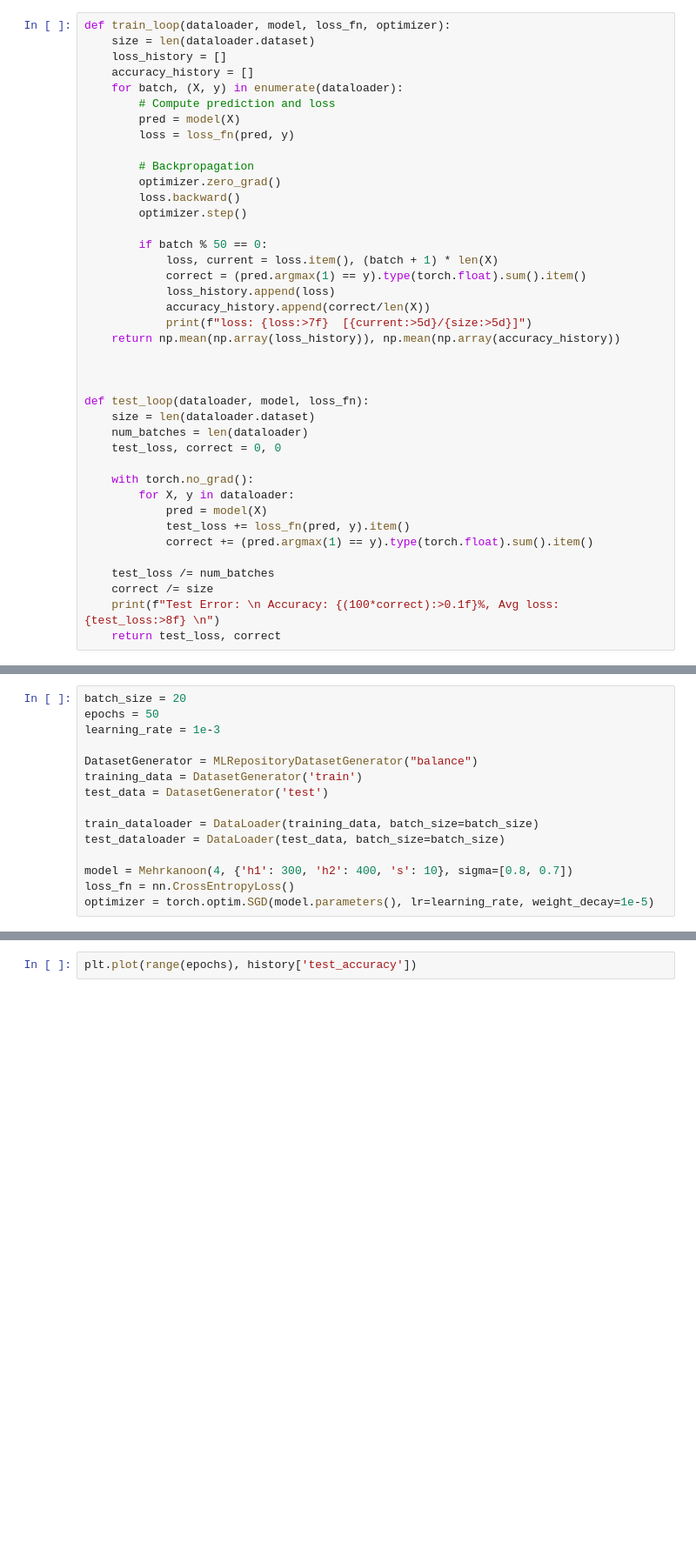
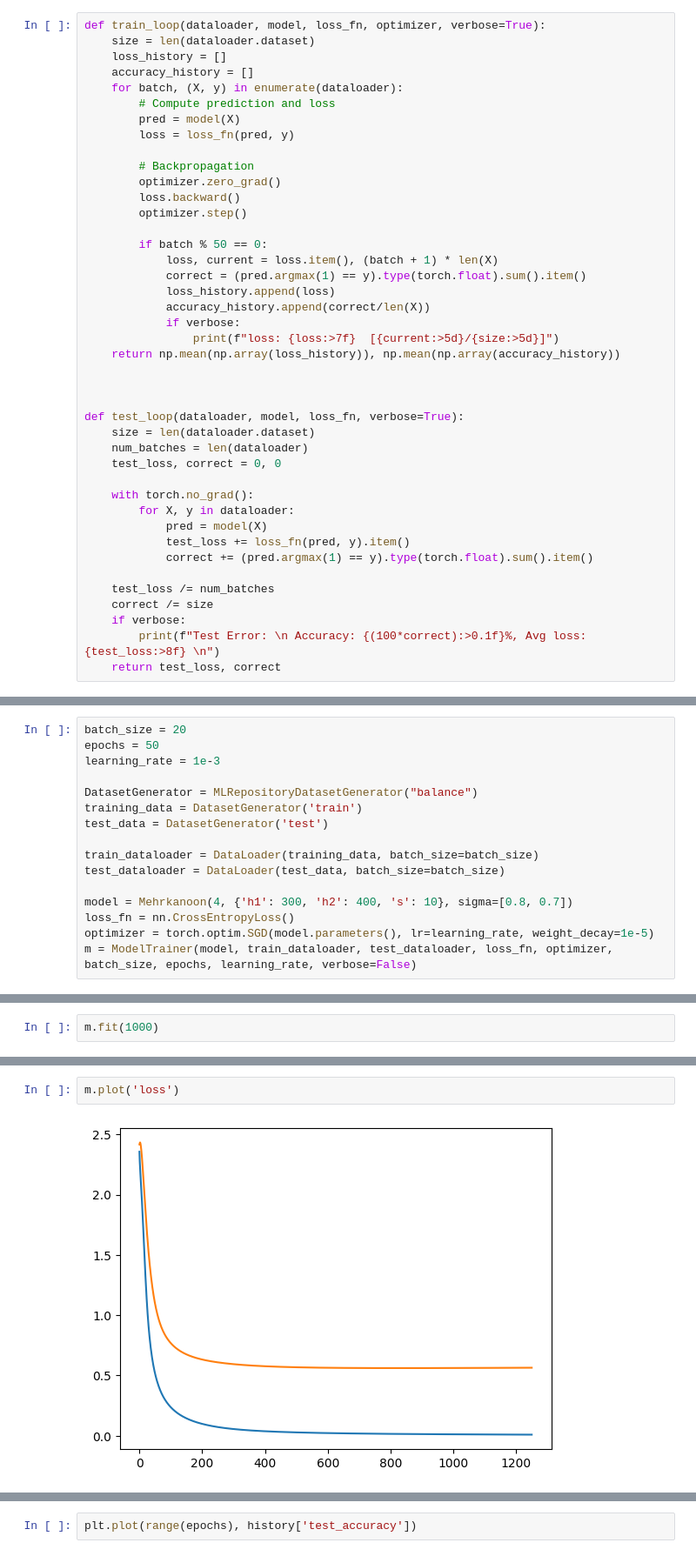
Before and after one commit to PimSchoolkateUPC/Deep-Kernel-Learning, a Jupyter notebook: src/Merhkanoon_repro_pytorch.ipynb, the cells around one changed output, grey strips where cells are left out. Shown at 87% size. Saved outputs shown, nothing was run; the diff lists cells and outputs as text; blank space fills up the shorter version.

```diff
--- a/src/Merhkanoon_repro_pytorch.ipynb
+++ b/src/Merhkanoon_repro_pytorch.ipynb
@@ -239,7 +239,7 @@ class Mehrkanoon(nn.Module):
         x = self.mehrkanoon(x)
         return x
 # %%
-def train_loop(dataloader, model, loss_fn, optimizer):
+def train_loop(dataloader, model, loss_fn, optimizer, verbose=True):
     size = len(dataloader.dataset)
     loss_history = []
     accuracy_history = []
@@ -258,12 +258,13 @@ def train_loop(dataloader, model, loss_fn, optimizer):
             correct = (pred.argmax(1) == y).type(torch.float).sum().item()
             loss_history.append(loss)
             accuracy_history.append(correct/len(X))
-            print(f"loss: {loss:>7f}  [{current:>5d}/{size:>5d}]")
+            if verbose:
+                print(f"loss: {loss:>7f}  [{current:>5d}/{size:>5d}]")
     return np.mean(np.array(loss_history)), np.mean(np.array(accuracy_history))
 
 
 
-def test_loop(dataloader, model, loss_fn):
+def test_loop(dataloader, model, loss_fn, verbose=True):
     size = len(dataloader.dataset)
     num_batches = len(dataloader)
     test_loss, correct = 0, 0
@@ -276,5 +277,6 @@ def test_loop(dataloader, model, loss_fn):
 
     test_loss /= num_batches
     correct /= size
-    print(f"Test Error: \n Accuracy: {(100*correct):>0.1f}%, Avg loss: {test_loss:>8f} \n")
+    if verbose:
+        print(f"Test Error: \n Accuracy: {(100*correct):>0.1f}%, Avg loss: {test_loss:>8f} \n")
     return test_loss, correct
@@ -293,3 +340,4 @@ test_dataloader = DataLoader(test_data, batch_size=batch_size)
 model = Mehrkanoon(4, {'h1': 300, 'h2': 400, 's': 10}, sigma=[0.8, 0.7])
 loss_fn = nn.CrossEntropyLoss()
 optimizer = torch.optim.SGD(model.parameters(), lr=learning_rate, weight_decay=1e-5)
+m = ModelTrainer(model, train_dataloader, test_dataloader, loss_fn, optimizer, batch_size, epochs, learning_rate, verbose=False)
@@ -378,0 +344,2 @@ Done!
+# %%
+m.fit(1000)
@@ -378,0 +348,4 @@ Done!
+# %%
+m.plot('loss')
+# %% [output]
+[figure, added]
```
Also changed, not shown: parts of 7 cells of this notebook.
